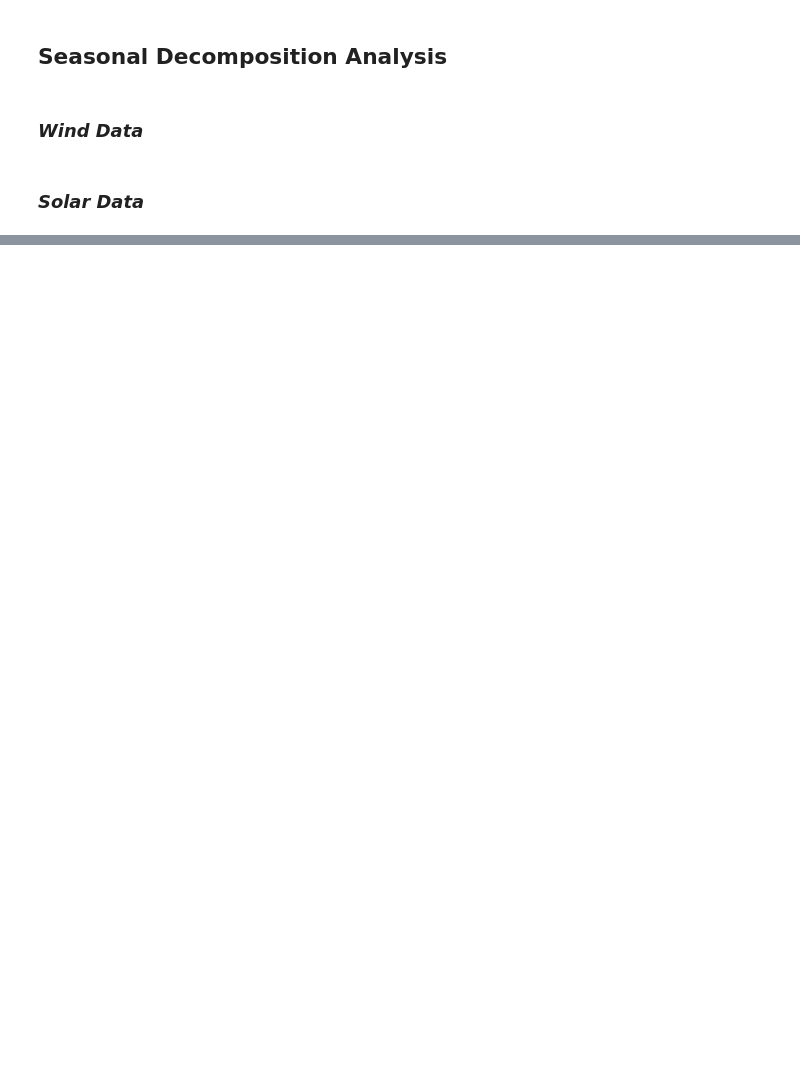
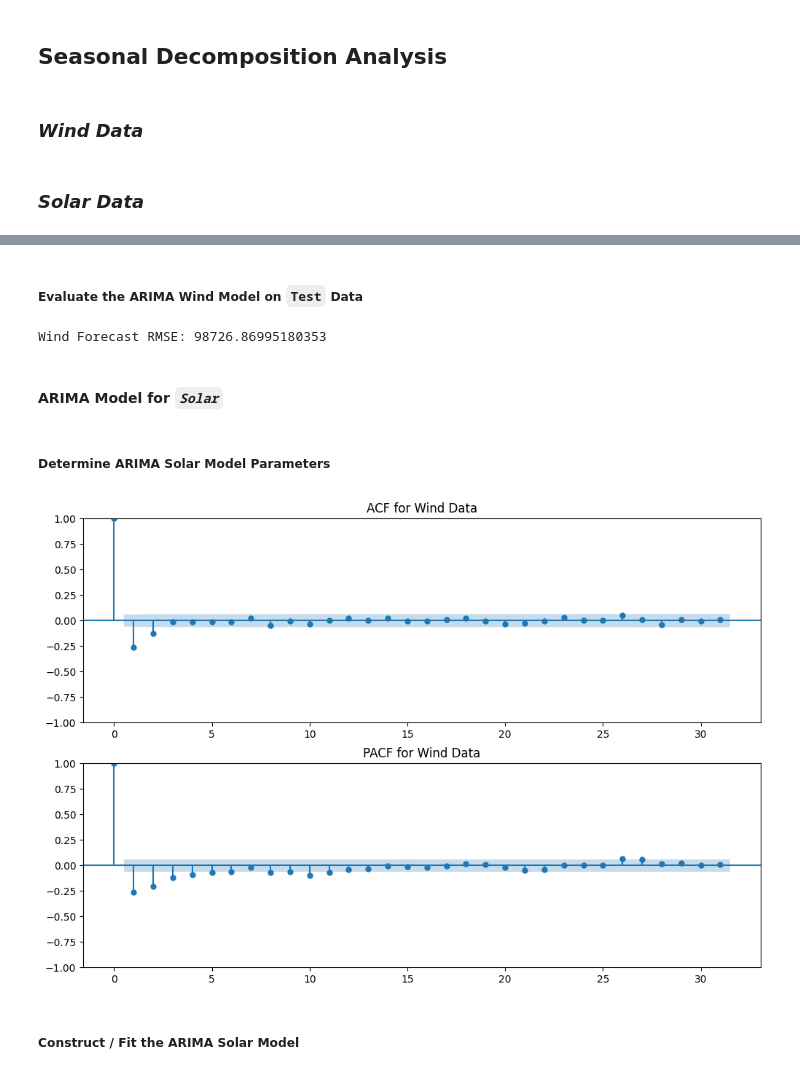
Before and after one commit to abbraar/renewable_energy_forecasting, a Jupyter notebook: Renewable_Energy.ipynb, the cells around one changed output, grey strips where cells are left out. Cells and saved outputs as stored; diff of their text form; code cells hidden in the pictures; blank space fills up the shorter version.

```diff
--- a/Renewable_Energy.ipynb
+++ b/Renewable_Energy.ipynb
@@ -227,0 +299,24 @@ fig.show()
+# %% [markdown]
+##### Evaluate the **ARIMA Wind Model** on <code>Test</code> Data
+# %%
+wind_forecast = wind_model_fit.forecast(steps=len(wind_test))
+
+rmse_wind = np.sqrt(mean_squared_error(wind_test, wind_forecast))
+print(f'Wind Forecast RMSE: {rmse_wind}')
+# %% [output]
+Wind Forecast RMSE: 98726.86995180353
+# %% [markdown]
+#### ARIMA Model for <code>***Solar***</code>
+# %% [markdown]
+##### Determine **ARIMA Solar Model** Parameters
+# %%
+from statsmodels.graphics.tsaplots import plot_acf, plot_pacf
+
+fig, ax = plt.subplots(2, figsize=(12, 8))
+plot_acf(solar_diff, ax=ax[0], title='ACF for Wind Data')
+plot_pacf(solar_diff, ax=ax[1], title='PACF for Wind Data')
+plt.show()
+# %% [output]
+[figure, added]
+# %% [markdown]
+##### Construct / Fit the **ARIMA Solar Model**
```
Also changed, not shown: parts of 55 cells of this notebook.
